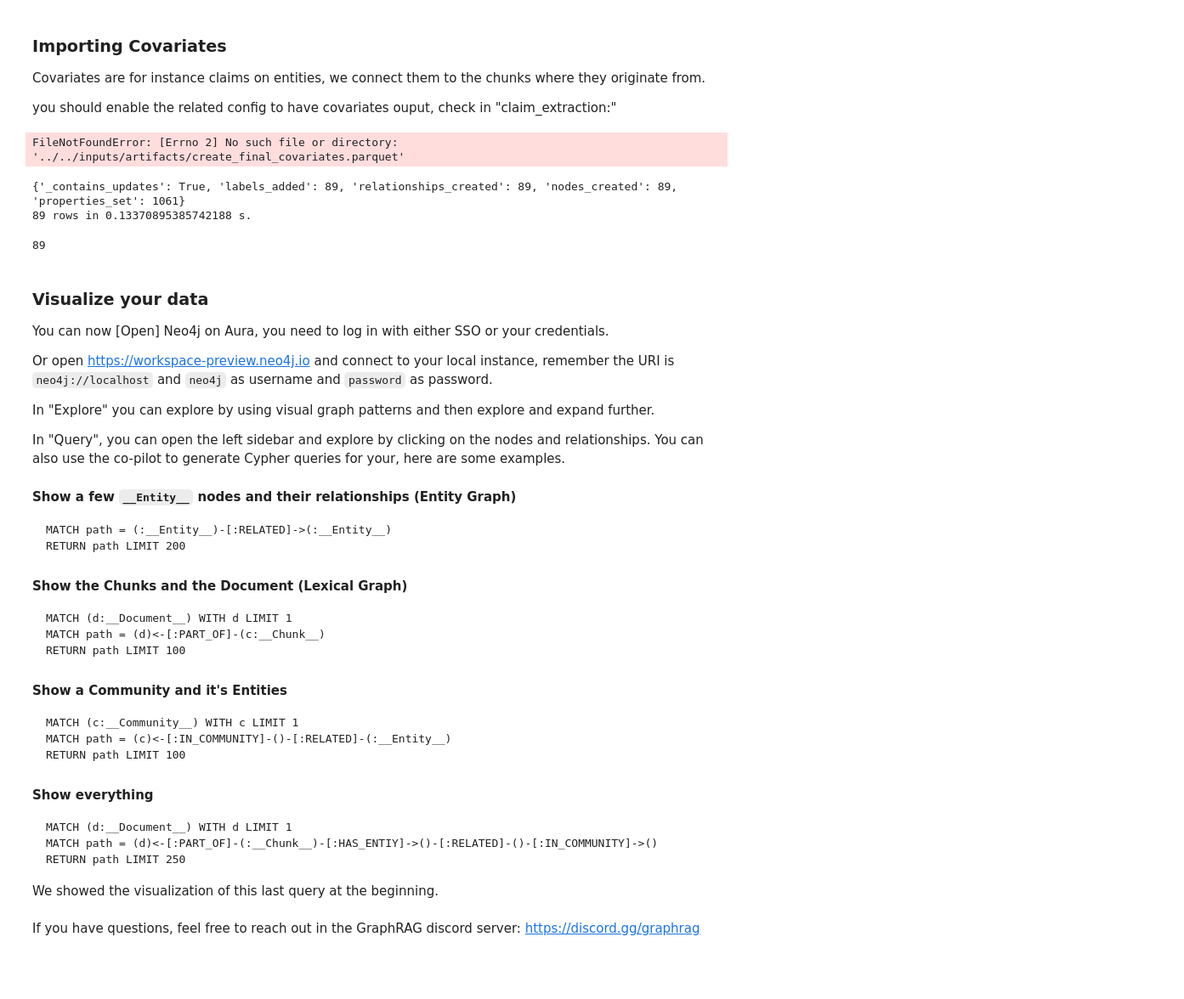
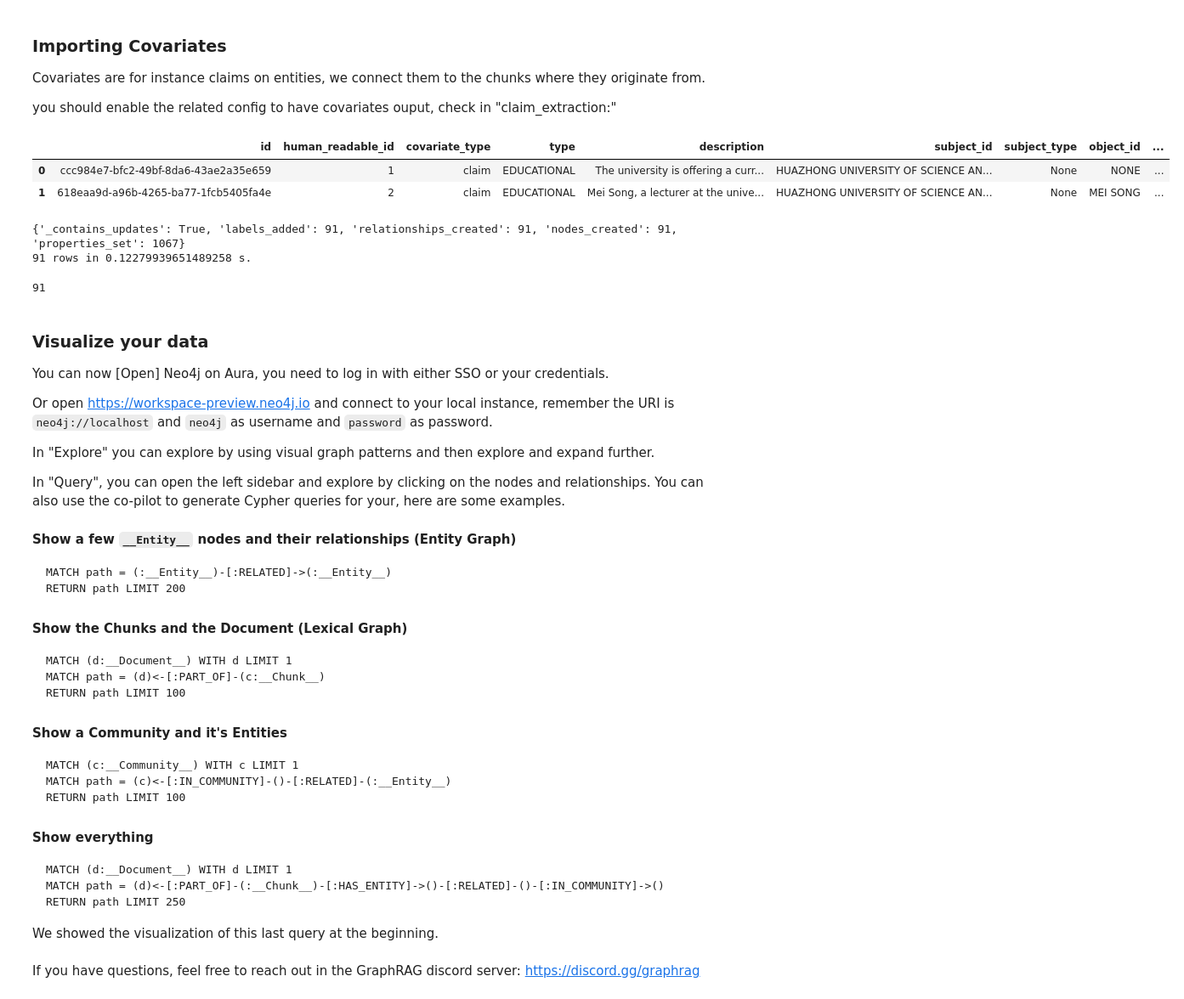
Before and after one commit to thethepai/Simple-Graphrag, a Jupyter notebook: examples_notebooks/community_contrib/neo4j/graphrag_import_neo4j_cypher.ipynb, the cells around one changed output. Shown: that part at 85% size. Cells and saved outputs as stored; diff of their text form; code cells hidden in the pictures; blank space fills up the shorter version.

````diff
--- a/examples_notebooks/community_contrib/neo4j/graphrag_import_neo4j_cypher.ipynb
+++ b/examples_notebooks/community_contrib/neo4j/graphrag_import_neo4j_cypher.ipynb
@@ -353,12 +377,14 @@ Covariates are for instance claims on entities, we connect them to the chunks wh
 
 you should enable the related config to have covariates ouput, check in "claim_extraction:"
 # %%
-cov_df = (pd.read_parquet(f"{GRAPHRAG_FOLDER}/create_final_covariates.parquet"),)
-#                         columns=["id","text_unit_id"])
+cov_df = (pd.read_parquet(f"{GRAPHRAG_FOLDER}/create_final_covariates.parquet"))
+# columns=["id","text_unit_id"])
 cov_df.head(2)
 # Subject id do not match entity ids
 # %% [output]
-FileNotFoundError: [Errno 2] No such file or directory: '../../inputs/artifacts/create_final_covariates.parquet'
+|  | id | human_readable_id | covariate_type | type | description | subject_id | subject_type | object_id | ... |
+| 0 | ccc984e7-bfc2-49bf-8da6-43ae2a35e659 | 1 | claim | EDUCATIONAL | The university is offering a curr... | HUAZHONG UNIVERSITY OF SCIENCE AN... | None | NONE | ... |
+| 1 | 618eaa9d-a96b-4265-ba77-1fcb5405fa4e | 2 | claim | EDUCATIONAL | Mei Song, a lecturer at the unive... | HUAZHONG UNIVERSITY OF SCIENCE AN... | None | MEI SONG | ... |
 # %%
 # Import covariates
 cov_statement = """
@@ -370,9 +396,9 @@ MERGE (ch)-[:HAS_COVARIATE]->(c)
 """
 batched_import(cov_statement, cov_df)
 # %% [output]
-{'_contains_updates': True, 'labels_added': 89, 'relationships_created': 89, 'nodes_created': 89, 'properties_set': 1061}
-89 rows in 0.13370895385742188 s.
+{'_contains_updates': True, 'labels_added': 91, 'relationships_created': 91, 'nodes_created': 91, 'properties_set': 1067}
+91 rows in 0.12279939651489258 s.
-89
+91
 # %% [markdown]
 ### Visualize your data
 
@@ -412,7 +438,7 @@ RETURN path LIMIT 100
 
 ```cypher
 MATCH (d:__Document__) WITH d LIMIT 1
-MATCH path = (d)<-[:PART_OF]-(:__Chunk__)-[:HAS_ENTIY]->()-[:RELATED]-()-[:IN_COMMUNITY]->()
+MATCH path = (d)<-[:PART_OF]-(:__Chunk__)-[:HAS_ENTITY]->()-[:RELATED]-()-[:IN_COMMUNITY]->()
 RETURN path LIMIT 250
 ```
 
````
Also changed, not shown: parts of 16 cells of this notebook, 6 other files.
